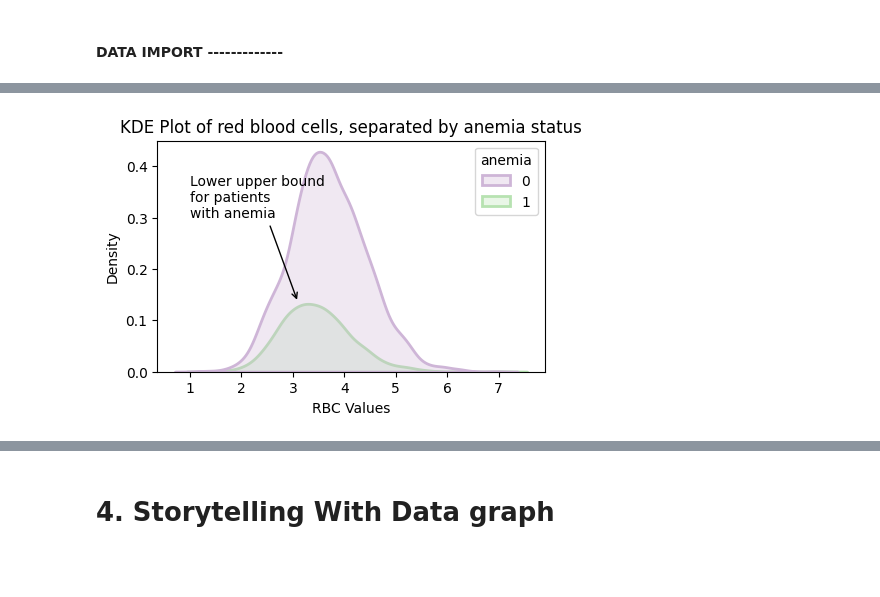
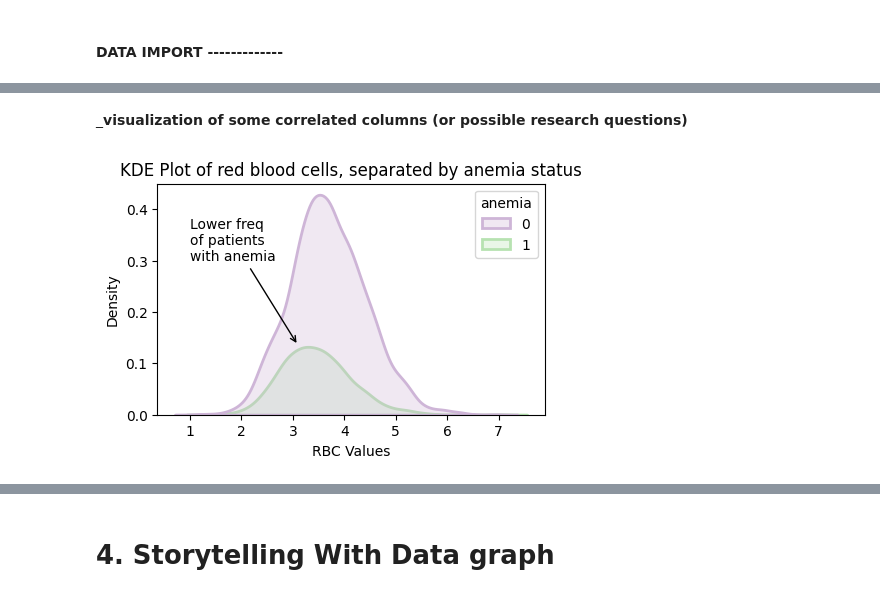
Before and after one commit to raffwh/BU_OMDS_SU25_DX699B, a Jupyter notebook: Week4.ipynb, the cells around one changed output, grey strips where cells are left out. Cells and saved outputs as stored; diff of their text form; code cells hidden in the pictures; blank space fills up the shorter version.

```diff
--- a/Week4.ipynb
+++ b/Week4.ipynb
@@ -144,13 +252,15 @@ plt.show()
+# %% [markdown]
+___visualization of some correlated columns (or possible research questions)__
 # %%
 plt.figure(figsize=(5,3))
 sns.kdeplot(data=df1, x='rbc', hue='anemia', fill=True, alpha=0.3, linewidth=2, palette='PRGn')
 
 plt.title("KDE Plot of red blood cells, separated by anemia status")
 plt.xlabel("RBC Values")
 plt.ylabel("Density")
-plt.annotate("Lower upper bound \nfor patients \nwith anemia", xy=(3.1, .135), xytext=(1, .3),
+plt.annotate("Lower freq \nof patients \nwith anemia", xy=(3.1, .135), xytext=(1, .3),
              arrowprops=dict(arrowstyle="->", color="black", lw=1),
              fontsize=10, color="black")
 plt.show()
 # %% [output]
-[figure, old version]
+[figure, new version]
```
Also changed, not shown: parts of 22 cells of this notebook, 1 other file.
